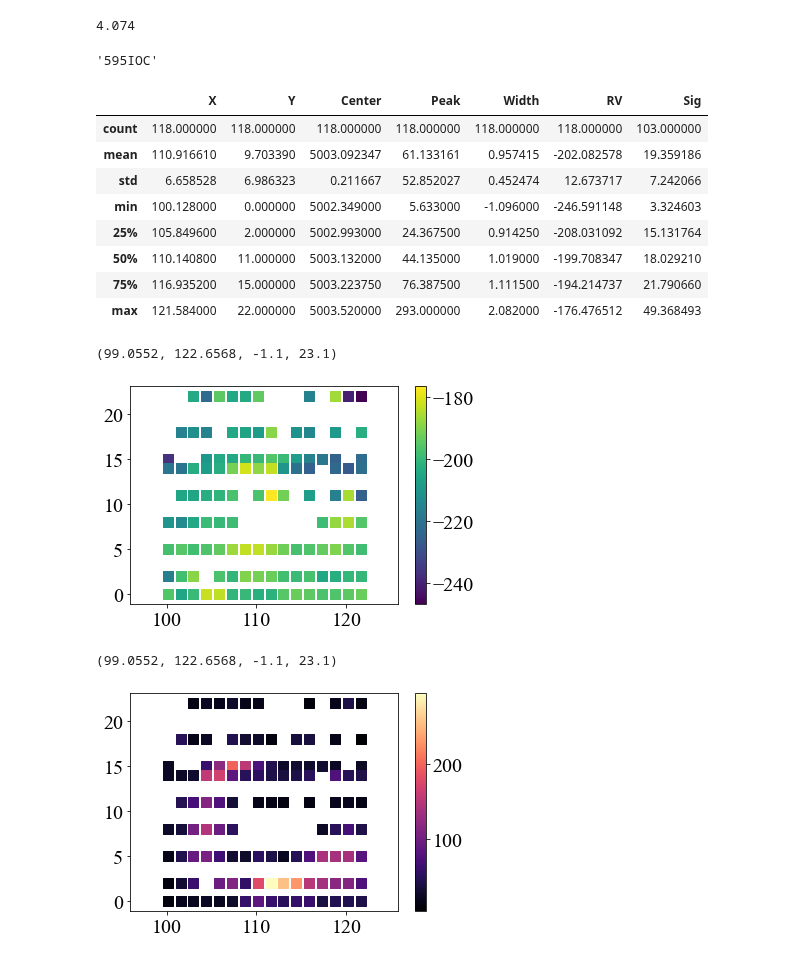
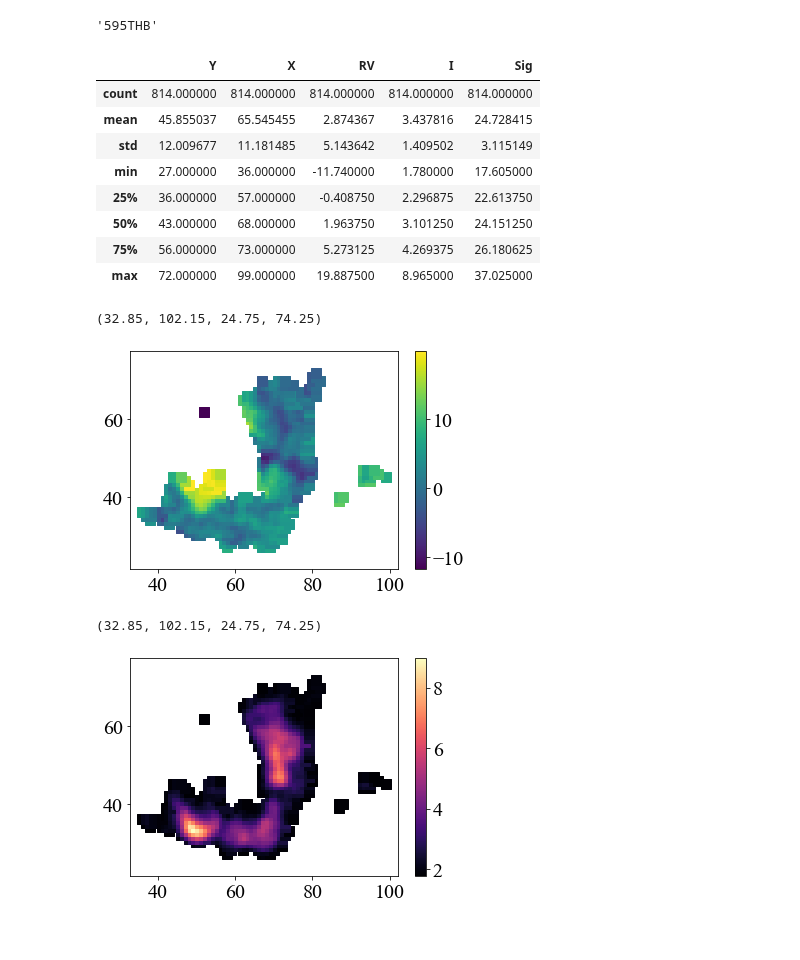
Before and after one commit to will-henney/JavGVastro-PhD, a Jupyter notebook: javier-2021-02/jup/595THB.ipynb, the cells around one changed output. Saved outputs shown, nothing was run; the diff lists cells and outputs as text; code cells hidden in the pictures.

```diff
--- a/javier-2021-02/jup/595THB.ipynb
+++ b/javier-2021-02/jup/595THB.ipynb
@@ -22,16 +22,14 @@ plt.rcParams["font.size"]="20"
 samples=pd.read_csv('Res//listdata.txt',header=None)
 #samples
 # %%
-d=840000
-pc=d*(4.85*10**(-6))
-pc
+#d=840000
+#pc=d*(4.85*10**(-6))
+pc=1.8
-# %% [output]
-4.074
 # %%
-i=6
+i=9
 samples[0][i]
 # %% [output]
-'595IOC'
+'595THB'
 # %%
 dt=pd.read_csv('Res//'+samples[0][i]+'.csv')
 #dt=pd.read_csv('datos Car.csv')
@@ -40,29 +38,29 @@ dt=dt.drop('No',axis=1)
 #os.remove(datap)
 dt.describe()
 # %% [output]
-|  | X | Y | Center | Peak | Width | RV | Sig |
-| count | 118.000000 | 118.000000 | 118.000000 | 118.000000 | 118.000000 | 118.000000 | 103.000000 |
-| mean | 110.916610 | 9.703390 | 5003.092347 | 61.133161 | 0.957415 | -202.082578 | 19.359186 |
-| std | 6.658528 | 6.986323 | 0.211667 | 52.852027 | 0.452474 | 12.673717 | 7.242066 |
-| min | 100.128000 | 0.000000 | 5002.349000 | 5.633000 | -1.096000 | -246.591148 | 3.324603 |
-| 25% | 105.849600 | 2.000000 | 5002.993000 | 24.367500 | 0.914250 | -208.031092 | 15.131764 |
-| 50% | 110.140800 | 11.000000 | 5003.132000 | 44.135000 | 1.019000 | -199.708347 | 18.029210 |
-| 75% | 116.935200 | 15.000000 | 5003.223750 | 76.387500 | 1.111500 | -194.214737 | 21.790660 |
-| max | 121.584000 | 22.000000 | 5003.520000 | 293.000000 | 2.082000 | -176.476512 | 49.368493 |
+|  | Y | X | RV | I | Sig |
+| count | 814.000000 | 814.000000 | 814.000000 | 814.000000 | 814.000000 |
+| mean | 45.855037 | 65.545455 | 2.874367 | 3.437816 | 24.728415 |
+| std | 12.009677 | 11.181485 | 5.143642 | 1.409502 | 3.115149 |
+| min | 27.000000 | 36.000000 | -11.740000 | 1.780000 | 17.605000 |
+| 25% | 36.000000 | 57.000000 | -0.408750 | 2.296875 | 22.613750 |
+| 50% | 43.000000 | 68.000000 | 1.963750 | 3.101250 | 24.151250 |
+| 75% | 56.000000 | 73.000000 | 5.273125 | 4.269375 | 26.180625 |
+| max | 72.000000 | 99.000000 | 19.887500 | 8.965000 | 37.025000 |
 # %%
 plt.scatter(dt.X,dt.Y,c=dt.RV, s=100,marker='s')
 plt.colorbar()
 plt.axis('equal')
 # %% [output]
-(99.0552, 122.6568, -1.1, 23.1)
+(32.85, 102.15, 24.75, 74.25)
-[figure, old version]
+[figure, new version]
 # %%
-plt.scatter(dt.X,dt.Y,c=dt.Peak, s=100,marker='s',cmap='magma')
+plt.scatter(dt.X,dt.Y,c=dt.I, s=100,marker='s',cmap='magma')
 plt.colorbar()
 plt.axis('equal')
 # %% [output]
-(99.0552, 122.6568, -1.1, 23.1)
+(32.85, 102.15, 24.75, 74.25)
-[figure, old version]
+[figure, new version]
 # %%
 SF=sosf(dt)
 SF.Lag=SF.Lag*pc
```
Also changed, not shown: parts of 5 cells of this notebook, 14 other files.
